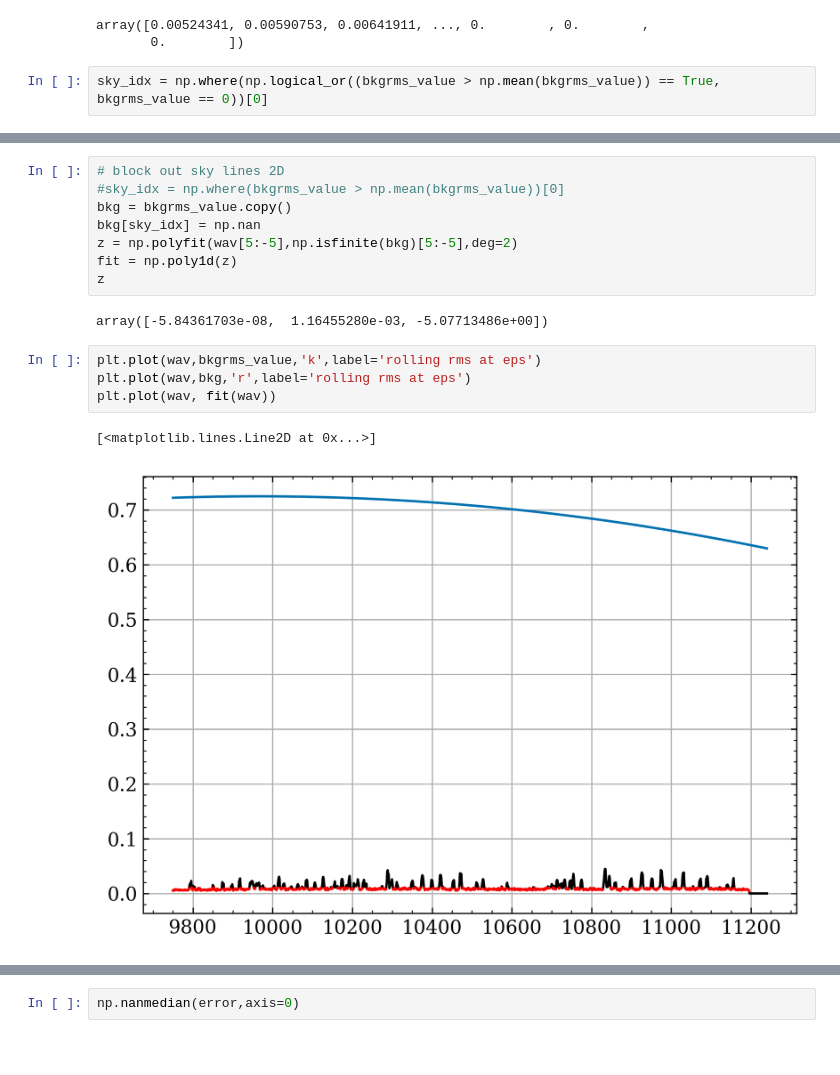
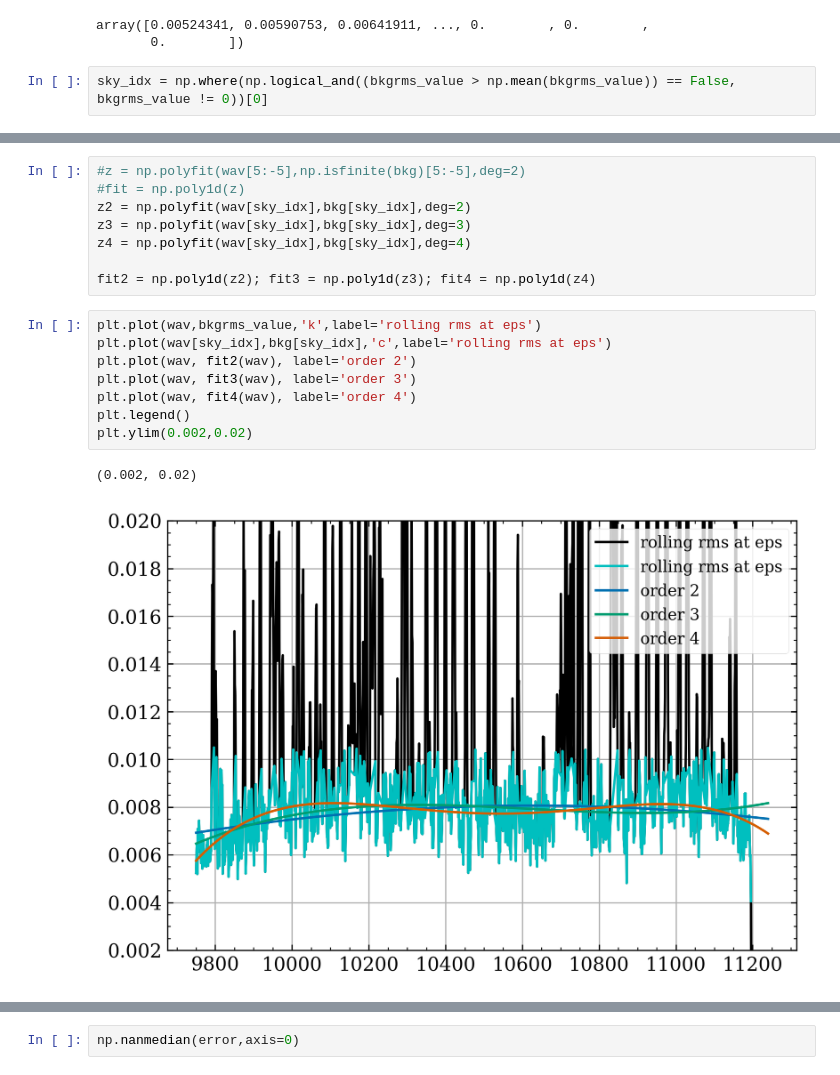
Before and after one commit to 0cooper/werls, a Jupyter notebook: olivia/sandbox.ipynb, the cells around one changed output, grey strips where cells are left out. Cells and saved outputs as stored; diff of their text form; blank space fills up the shorter version.

```diff
--- a/olivia/sandbox.ipynb
+++ b/olivia/sandbox.ipynb
@@ -205,4 +210,4 @@ bkgrms_value
 array([0.00524341, 0.00590753, 0.00641911, ..., 0.        , 0.        ,
        0.        ])
 # %%
-sky_idx = np.where(np.logical_or((bkgrms_value > np.mean(bkgrms_value)) == True, bkgrms_value == 0))[0]
+sky_idx = np.where(np.logical_and((bkgrms_value > np.mean(bkgrms_value)) == False, bkgrms_value != 0))[0]
@@ -209,20 +239,22 @@ sky_idx = np.where(np.logical_or((bkgrms_value > np.mean(bkgrms_value)) == True,
 # %%
-# block out sky lines 2D
-#sky_idx = np.where(bkgrms_value > np.mean(bkgrms_value))[0]
-bkg = bkgrms_value.copy()
-bkg[sky_idx] = np.nan
-z = np.polyfit(wav[5:-5],np.isfinite(bkg)[5:-5],deg=2)
-fit = np.poly1d(z)
-z
+#z = np.polyfit(wav[5:-5],np.isfinite(bkg)[5:-5],deg=2)
+#fit = np.poly1d(z)
+z2 = np.polyfit(wav[sky_idx],bkg[sky_idx],deg=2)
+z3 = np.polyfit(wav[sky_idx],bkg[sky_idx],deg=3)
+z4 = np.polyfit(wav[sky_idx],bkg[sky_idx],deg=4)
+
+fit2 = np.poly1d(z2); fit3 = np.poly1d(z3); fit4 = np.poly1d(z4)
-# %% [output]
-array([-5.84361703e-08,  1.16455280e-03, -5.07713486e+00])
 # %%
 plt.plot(wav,bkgrms_value,'k',label='rolling rms at eps')
-plt.plot(wav,bkg,'r',label='rolling rms at eps')
-plt.plot(wav, fit(wav))
+plt.plot(wav[sky_idx],bkg[sky_idx],'c',label='rolling rms at eps')
+plt.plot(wav, fit2(wav), label='order 2')
+plt.plot(wav, fit3(wav), label='order 3')
+plt.plot(wav, fit4(wav), label='order 4')
+plt.legend()
+plt.ylim(0.002,0.02)
 # %% [output]
-[<matplotlib.lines.Line2D at 0x...>]
+(0.002, 0.02)
-[figure, old version]
+[figure, new version]
 # %%
 plt.plot(wav,bkgrms_value,'k',label='rolling rms at eps')
 plt.plot(wav,err,'g',label='optimal on sky')
```
Also changed, not shown: parts of 6 cells of this notebook.
